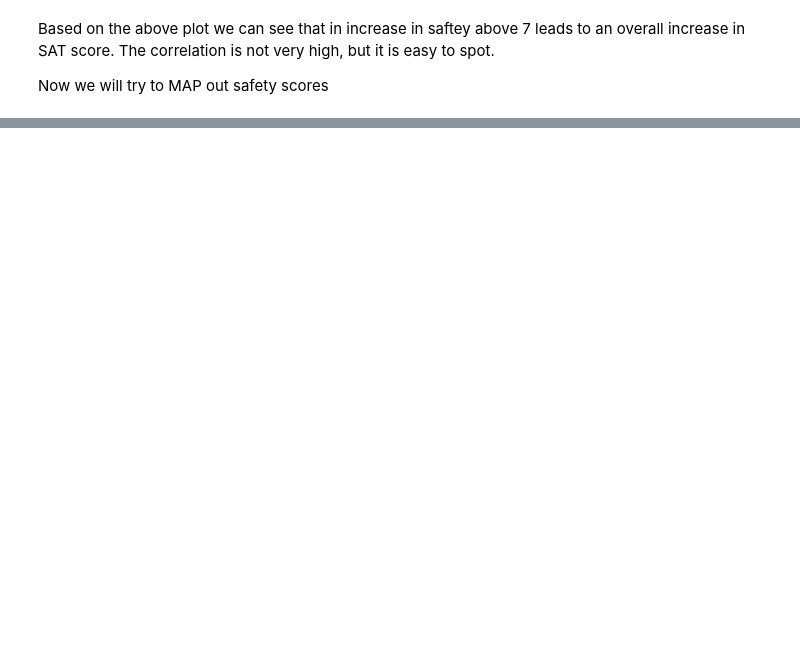
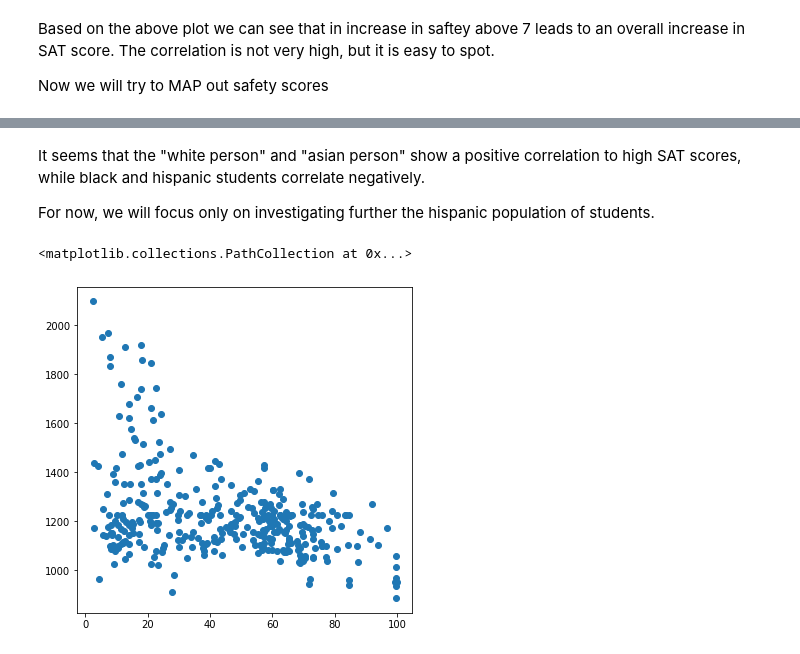
Before and after one commit to vlad-e/Analyzing-NYC-High-School-Data, a Jupyter notebook: Schools.ipynb, the cells around one changed output, grey strips where cells are left out. Drawn from its saved outputs; the diff is of its cells as text; code cells hidden in the pictures; blank space fills up the shorter version.

```diff
--- a/Schools.ipynb
+++ b/Schools.ipynb
@@ -269,4 +289,12 @@ combined.corr()["sat_score"][["white_per","asian_per","black_per","hispanic_per"
+# %% [markdown]
+It seems that the "white person" and "asian person" show a positive correlation to high SAT scores, while black and hispanic students correlate negatively.
+
+For now, we will focus only on investigating further the hispanic population of students.
 # %%
 #hispanic_per - percentage of hispanic persons at that school
 
-combined.plot(kind="scatter",x="hispanic_per",y="sat_score")
+figure = plt.figure(figsize=(6,6))
+plt.scatter(combined["hispanic_per"],combined["sat_score"])
+# %% [output]
+<matplotlib.collections.PathCollection at 0x...>
+[figure, added]
```
Also changed, not shown: parts of 28 cells of this notebook.
